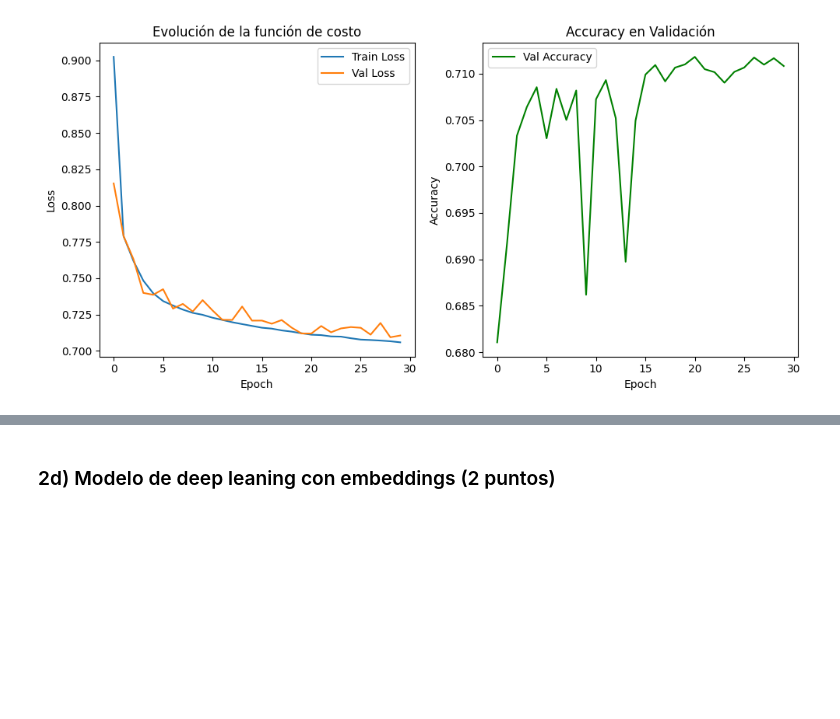
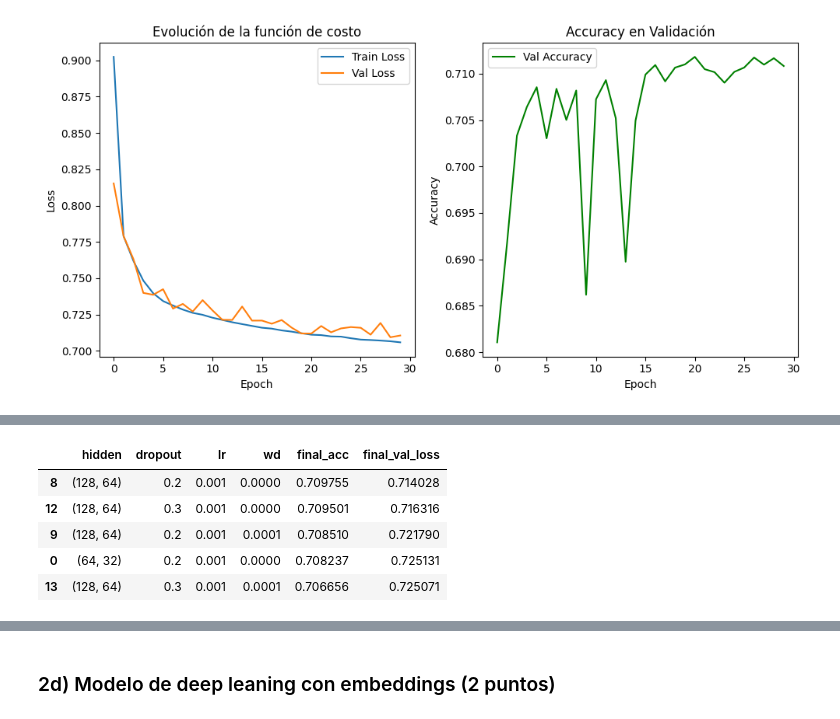
Before and after one commit to joagonzalez/ceia-aprendizaje-profundo, a Jupyter notebook: tp1/notebook.ipynb, the cells around one changed output, grey strips where cells are left out. Saved outputs shown, nothing was run; the diff lists cells and outputs as text; code cells hidden in the pictures; blank space fills up the shorter version.

```diff
--- a/tp1/notebook.ipynb
+++ b/tp1/notebook.ipynb
@@ -1114,0 +1180,25 @@ plt.show()
+# %%
+configs = list(product(
+    [(64, 32), (128, 64)],
+    [0.2, 0.3],
+    [0.001, 0.01],
+    [0, 1e-4]
+))
+
+results = []
+
+for h, d, lr, wd in configs:
+    print(f"Training with hidden layers: {h}, dropout: {d}, learning rate: {lr}, weight decay: {wd}")
+    train_loss, val_loss, val_acc = run_model(h, d, lr, wd, X_train, y_train, X_val, y_val)
+
+    results.append({
+        "hidden": h,
+        "dropout": d,
+        "lr": lr,
+        "wd": wd,
+        "train_loss_hist": train_loss,
+        "val_loss_hist": val_loss,
+        "val_acc_hist": val_acc,
+        "final_acc": val_acc[-1],
+        "final_val_loss": val_loss[-1]
+    })
@@ -1114,0 +1222,11 @@ plt.show()
+# %%
+results_df = pd.DataFrame(results)
+results_df_sorted = results_df.sort_values("final_acc", ascending=False)
+results_df_sorted[["hidden", "dropout", "lr", "wd", "final_acc", "final_val_loss"]].head()
+# %% [output]
+|  | hidden | dropout | lr | wd | final_acc | final_val_loss |
+| 8 | (128, 64) | 0.2 | 0.001 | 0.0000 | 0.709755 | 0.714028 |
+| 12 | (128, 64) | 0.3 | 0.001 | 0.0000 | 0.709501 | 0.716316 |
+| 9 | (128, 64) | 0.2 | 0.001 | 0.0001 | 0.708510 | 0.721790 |
+| 0 | (64, 32) | 0.2 | 0.001 | 0.0000 | 0.708237 | 0.725131 |
+| 13 | (128, 64) | 0.3 | 0.001 | 0.0001 | 0.706656 | 0.725071 |
```
Also changed, not shown: parts of 8 cells of this notebook.
